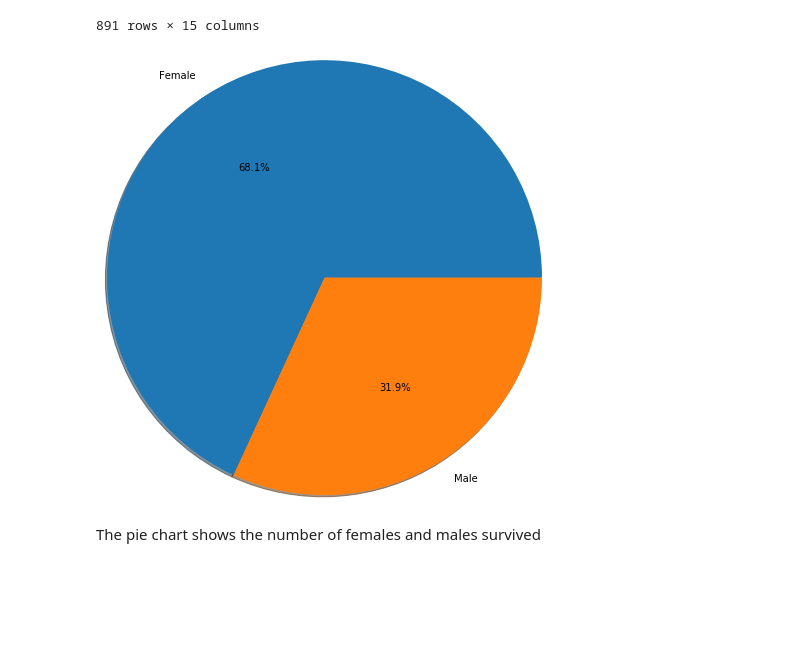
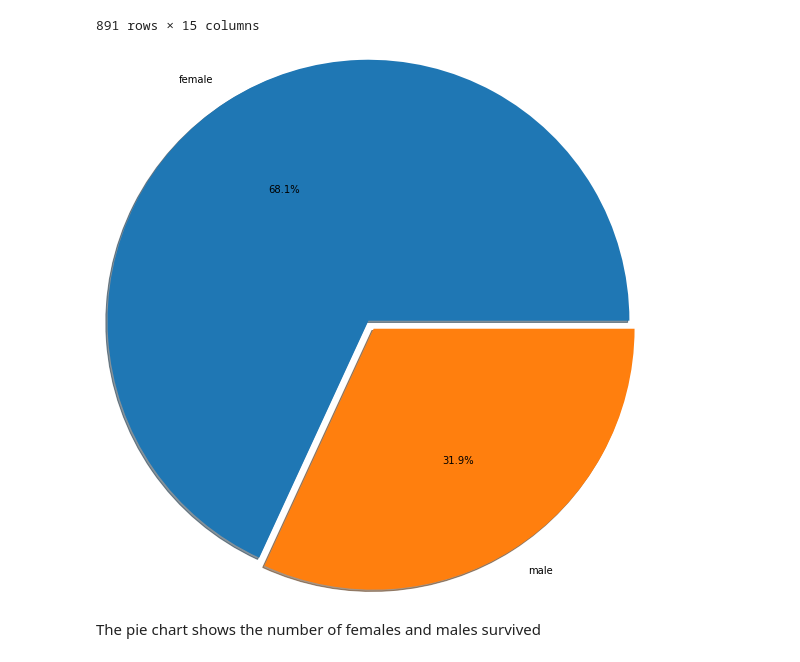
Before and after one commit to whitexgod/seaborn, a Jupyter notebook: Seaborn(Dist,_kde,_pair_and_joints_plots)_2.ipynb, the cells around one changed output. Drawn from its saved outputs; the diff is of its cells as text; code cells hidden in the pictures; blank space fills up the shorter version.

```diff
--- a/Seaborn(Dist,_kde,_pair_and_joints_plots)_2.ipynb
+++ b/Seaborn(Dist,_kde,_pair_and_joints_plots)_2.ipynb
@@ -72,14 +72,12 @@ titanic
 | 890 | 0 | 3 | male | 32.0 | 0 | 0 | 7.7500 | Q | Third | man | ... |
 891 rows × 15 columns
 # %%
-titanic['sex']=titanic['sex'].replace('male',1)
-titanic['sex']=titanic['sex'].replace('female',0)
 mask=titanic[titanic['survived']==1]
 a=mask['sex'].value_counts()
 b=['Female','Male']
-plt.pie(a, autopct='%1.1f%%',labels=b, shadow=True, radius=2.5)
+plt.pie(a, autopct='%1.1f%%',labels=a.index, shadow=True, radius=3,explode=[0.11,0])
 plt.show()
 # %% [output]
-[figure, old version]
+[figure, new version]
 # %% [markdown]
 The pie chart shows the number of females and males survived
```
Also changed, not shown: parts of 1 cell of this notebook.
